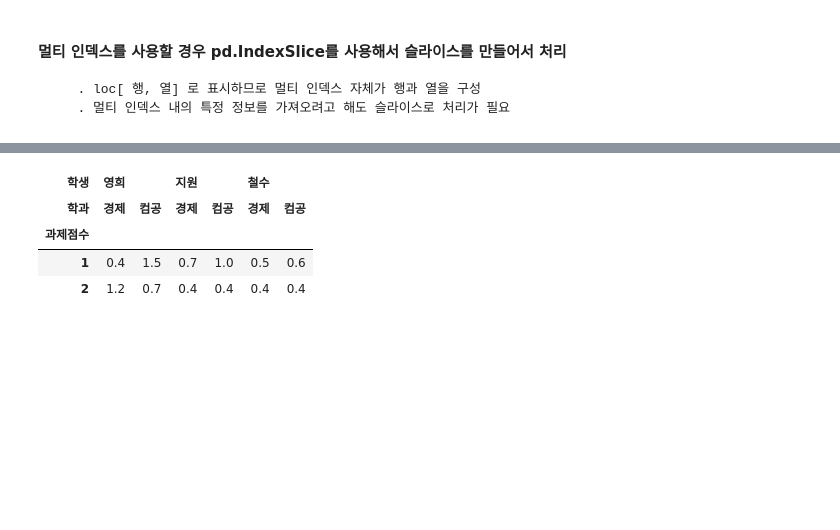
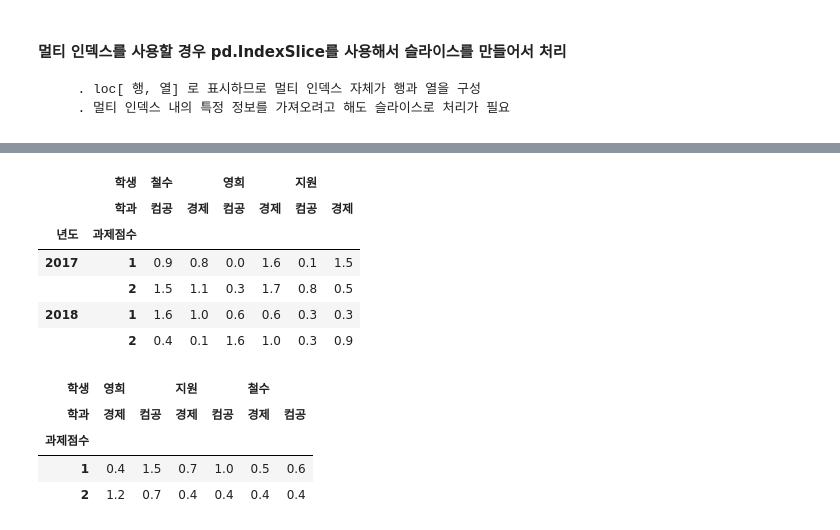
Before and after one commit to epata94/NewDataScience, a Jupyter notebook: 02_ETL/01_Pandas_basic/Step4/4장 4.ipynb, the cells around one changed output, grey strips where cells are left out. Cells and saved outputs as stored; diff of their text form; code cells hidden in the pictures; blank space fills up the shorter version.

```diff
--- a/02_ETL/01_Pandas_basic/Step4/4장 4.ipynb
+++ b/02_ETL/01_Pandas_basic/Step4/4장 4.ipynb
@@ -412,3 +345,13 @@ Name: (2017, 1), dtype: float64
+# %%
+study_data
+# %% [output]
+|  | 학생 | 철수 |  | 영희 |  | 지원 |  |
+|  | 학과 | 컴공 | 경제 | 컴공 | 경제 | 컴공 | 경제 |
+| 년도 | 과제점수 |  |  |  |  |  |  |
+| 2017 | 1 | 0.9 | 0.8 | 0.0 | 1.6 | 0.1 | 1.5 |
+|  | 2 | 1.5 | 1.1 | 0.3 | 1.7 | 0.8 | 0.5 |
+| 2018 | 1 | 1.6 | 1.0 | 0.6 | 0.6 | 0.3 | 0.3 |
+|  | 2 | 0.4 | 0.1 | 1.6 | 1.0 | 0.3 | 0.9 |
 # %%
 study_data.xs(2017)
 # %% [output]
```
Also changed, not shown: parts of 19 cells of this notebook, 6 other files.
